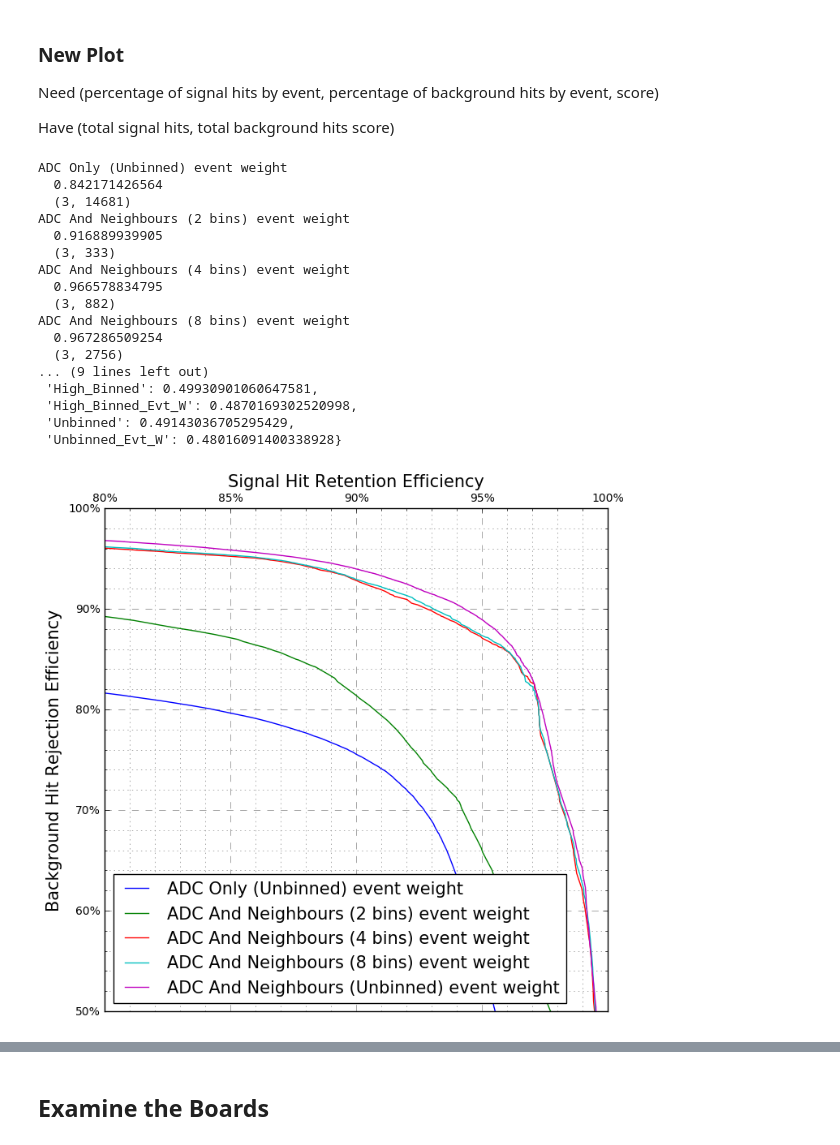
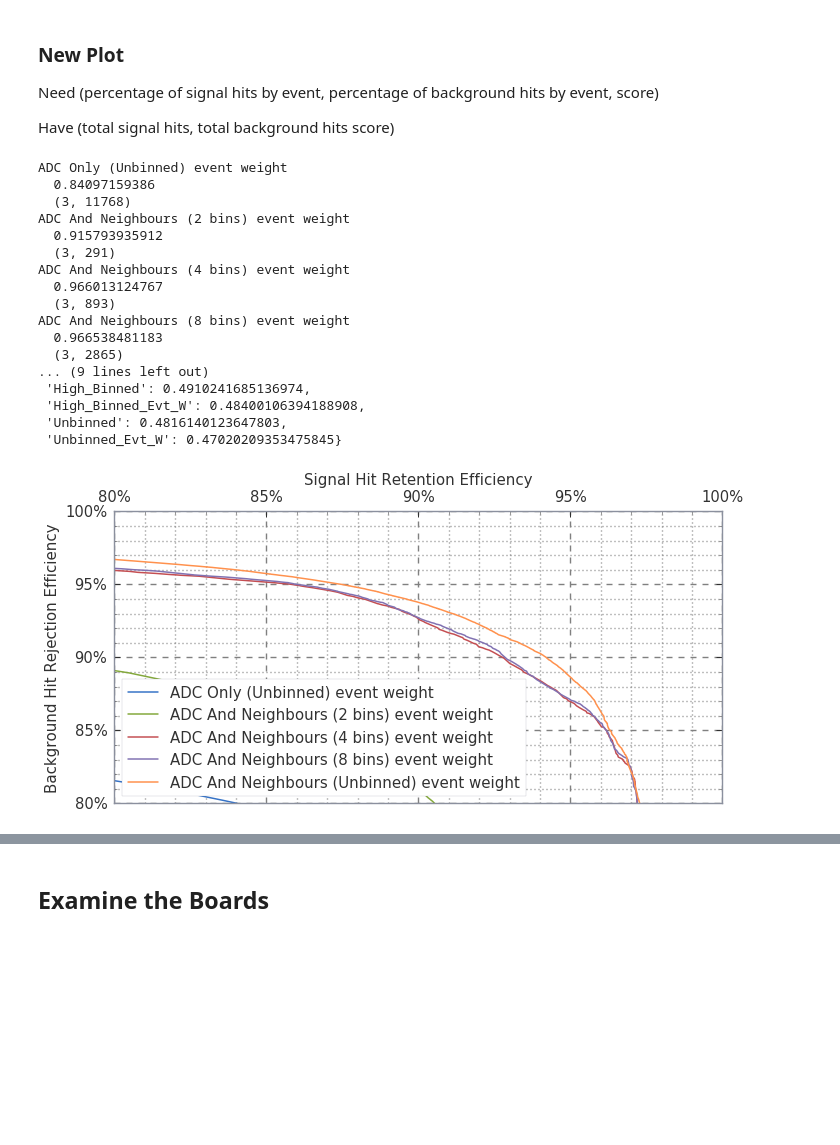
Before and after one commit to ewengillies/track-finding-yandex, a Jupyter notebook: notebooks/BonsaiBDT.ipynb, the cells around one changed output, grey strips where cells are left out. Cells and saved outputs as stored; diff of their text form; code cells hidden in the pictures; blank space fills up the shorter version.

```diff
--- a/notebooks/BonsaiBDT.ipynb
+++ b/notebooks/BonsaiBDT.ipynb
@@ -192 +164,4 @@ test_s_evt_samp_masks, test_s_hit_masks = reset_masks(test_s_evt_samp, test_s.cd
+# %%
+import matplotlib as mpl
+mpl.rcParams['legend.facecolor'] = 'inherit'
 # %%
@@ -402,7 +398,6 @@ show()
 # %%
 f_size = 10
 plot_set_font(size=f_size)
-figsize(7*1.5, 5*1.5)
 curve_dict = dict()
 
 cla_dict = {}
@@ -417,7 +412,7 @@ threshold_dict = {}
 for cla in factory.keys():
     pred = None
     if cla == "ADC":
-        pred =  1.0/np.log10(test_s.cdc.get_measurement(test_s.cdc.edep_name, events=test_s_evt_samp[0]))
+        pred =  1/np.log10(1+test_s.cdc.get_measurement(test_s.cdc.edep_name, events=test_s_evt_samp[0]))
     else:
         pred = bbdt_diagnostics.prediction[cla][:,1]
     plot_roc_curve(bbdt_diagnostics.target,
@@ -428,12 +423,12 @@ for cla in factory.keys():
                    zoom_y_lims=[50,100],
                    datum_label="Hit")
 
-    print cla
-    print "  {}".format(roc_auc_score(bbdt_diagnostics.target,
-                                      pred))
+    print(cla)
+    print("  {}".format(roc_auc_score(bbdt_diagnostics.target,
+                                      pred)))
     curve = roc_curve(bbdt_diagnostics.target,
                                 pred)
-    print "  {}".format(np.array(curve).shape)
+    print("  {}".format(np.array(curve).shape))
     curve_dict[cla] = curve
     threshold_dict[cla] = curve[2][np.argmin( np.abs(curve[1] - 0.80))]
 
@@ -517,48 +512,48 @@ for evt in test_s_evt_samp[0]:
 # %%
 for cla in factory.keys():
     pred = None
     if cla == "ADC":
-        pred =  1.0/np.log10(test_s.cdc.get_measurement(test_s.cdc.edep_name, events=test_s_evt_samp[0]))
+        pred =  1.0/np.log10(1+test_s.cdc.get_measurement(test_s.cdc.edep_name, events=test_s_evt_samp[0]))
     else:
         pred = bbdt_diagnostics.prediction[cla][:,1]
     cla_label = cla_dict[cla] + " event weight"
     plot_roc_curve(bbdt_diagnostics.target,
                    pred,
                    label=cla_label,
                    zoom=True,
                    zoom_x_lims=[80,100],
-                   zoom_y_lims=[50,100],
+                   zoom_y_lims=[80,100],
                    datum_label="Hit",
                    weights=all_types)
 
-    print cla_label
-    print "  {}".format(roc_auc_score(bbdt_diagnostics.target, pred, sample_weight=all_types))
+    print(cla_label)
+    print("  {}".format(roc_auc_score(bbdt_diagnostics.target, pred, sample_weight=all_types)))
     curve = roc_curve(bbdt_diagnostics.target, pred, sample_weight=all_types)
-    print "  {}".format(np.array(curve).shape)
+    print("  {}".format(np.array(curve).shape))
     curve_dict[cla+"_Evt_W"] = curve
     threshold_dict[cla+"_Evt_W"] = curve[2][np.argmin( np.abs(curve[1] - 0.80))]
 
 pprint(threshold_dict)
 plt.show()
 # %% [output]
 ADC Only (Unbinned) event weight
-  0.842171426564
-  (3, 14681)
+  0.84097159386
+  (3, 11768)
 ADC And Neighbours (2 bins) event weight
-  0.916889939905
-  (3, 333)
+  0.915793935912
+  (3, 291)
 ADC And Neighbours (4 bins) event weight
-  0.966578834795
-  (3, 882)
+  0.966013124767
+  (3, 893)
 ADC And Neighbours (8 bins) event weight
-  0.967286509254
-  (3, 2756)
+  0.966538481183
+  (3, 2865)
 ... (9 lines left out)
- 'High_Binned': 0.49930901060647581,
- 'High_Binned_Evt_W': 0.4870169302520998,
- 'Unbinned': 0.49143036705295429,
- 'Unbinned_Evt_W': 0.48016091400338928}
+ 'High_Binned': 0.4910241685136974,
+ 'High_Binned_Evt_W': 0.48400106394188908,
+ 'Unbinned': 0.4816140123647803,
+ 'Unbinned_Evt_W': 0.47020209353475845}
-[figure, old version]
+[figure, new version]
 # %%
 #train_s.cdc.data[train_s.cdc.prefix+pos[2]] = - (train_s.cdc.data[train_s.cdc.prefix+pos[2]]/10. - 765)
 #train_s.cdc.data[train_s.cdc.prefix+pos[1]] = train_s.cdc.data[train_s.cdc.prefix+pos[1]]/10.
```
Also changed, not shown: parts of 67 cells of this notebook, 6 other files.
